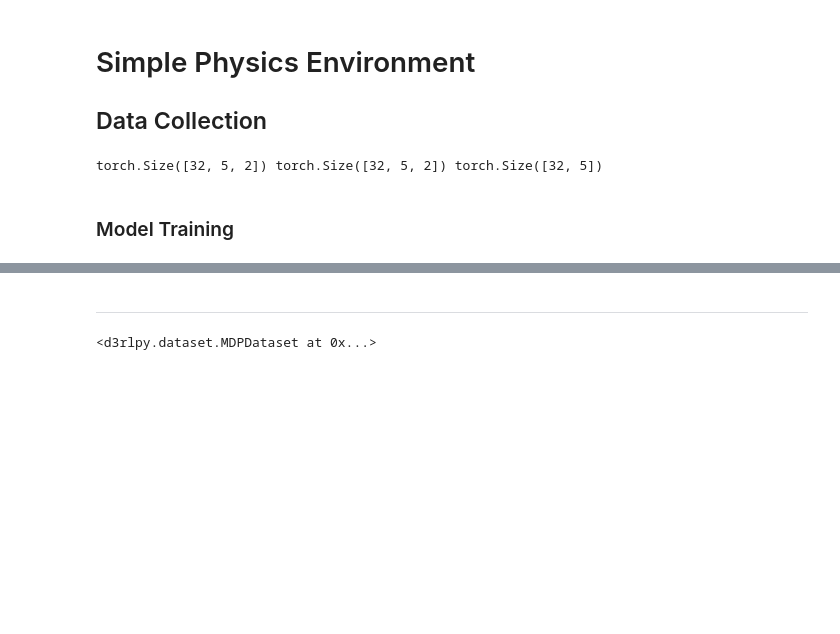
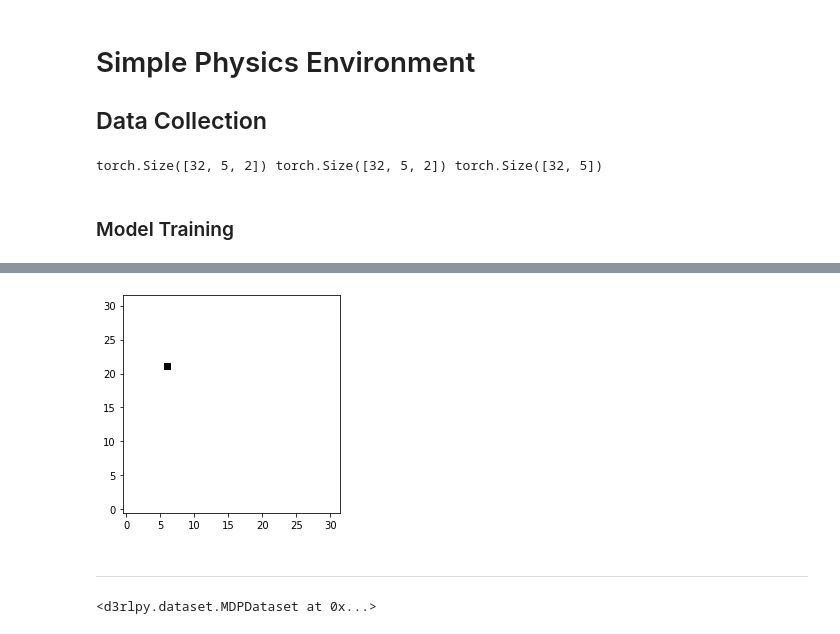
Before and after one commit to lcdbezerra/phyrl, a Jupyter notebook: simple_physics1/Test.ipynb, the cells around one changed output, grey strips where cells are left out. Cells and saved outputs as stored; diff of their text form; code cells hidden in the pictures; blank space fills up the shorter version.

```diff
--- a/simple_physics1/Test.ipynb
+++ b/simple_physics1/Test.ipynb
@@ -28,0 +36,6 @@ import torch.optim as optim               # optimizers e.g. gradient descent, AD
+# %%
+env.step([0, 0])
+screen = env.render()
+plt.imshow(screen, origin="lower");
+# %% [output]
+[figure, added]
```
Also changed, not shown: parts of 2 cells of this notebook, 1 other file.
